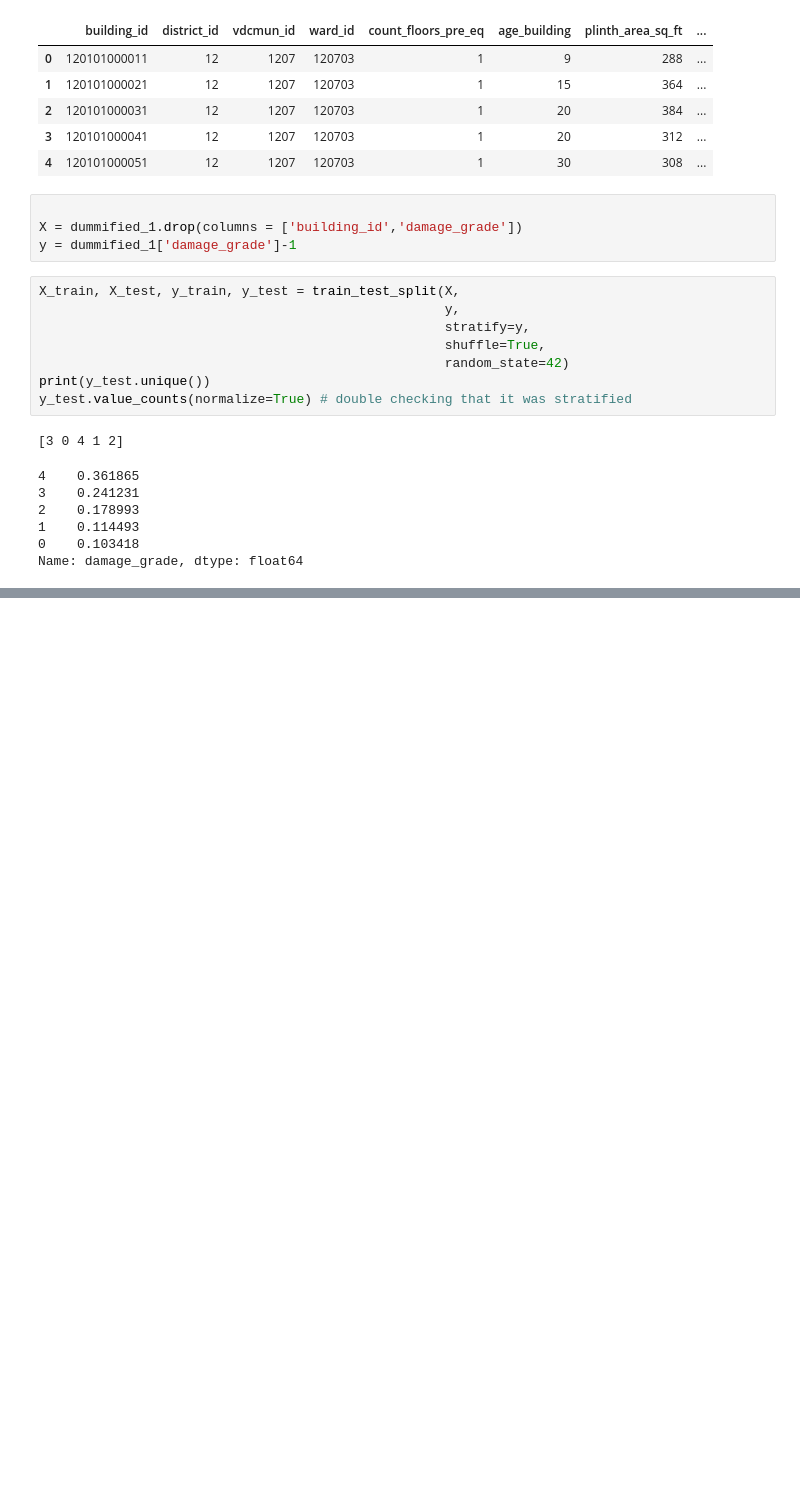
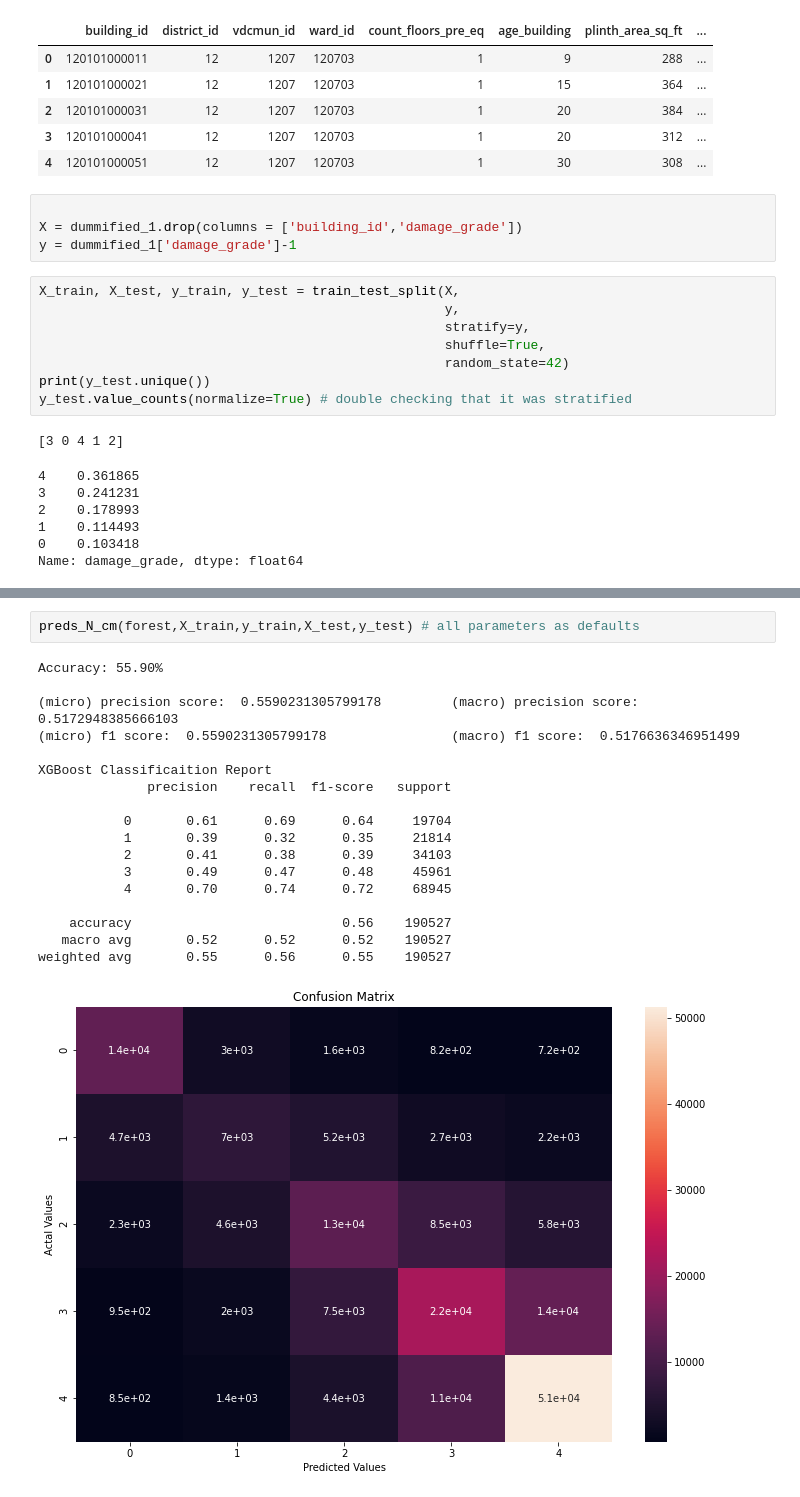
Before and after one commit to JesselyEnriquez/climateJustice, a Jupyter notebook: Code/Modeling/random_forest.ipynb, the cells around one changed output, grey strips where cells are left out. Drawn from its saved outputs; the diff is of its cells as text; blank space fills up the shorter version.

Commit message:
adding final forest models

```diff
--- a/Code/Modeling/random_forest.ipynb
+++ b/Code/Modeling/random_forest.ipynb
@@ -288,0 +293,21 @@ forest.fit(X_train, y_train)
+# %%
+preds_N_cm(forest,X_train,y_train,X_test,y_test) # all parameters as defaults
+# %% [output]
+Accuracy: 55.90%
+
+(micro) precision score:  0.5590231305799178         (macro) precision score:  0.5172948385666103
+(micro) f1 score:  0.5590231305799178                (macro) f1 score:  0.5176636346951499
+
+XGBoost Classificaition Report
+              precision    recall  f1-score   support
+
+           0       0.61      0.69      0.64     19704
+           1       0.39      0.32      0.35     21814
+           2       0.41      0.38      0.39     34103
+           3       0.49      0.47      0.48     45961
+           4       0.70      0.74      0.72     68945
+
+    accuracy                           0.56    190527
+   macro avg       0.52      0.52      0.52    190527
+weighted avg       0.55      0.56      0.55    190527
+[figure, added]
```
Also changed, not shown: parts of 10 cells of this notebook.
